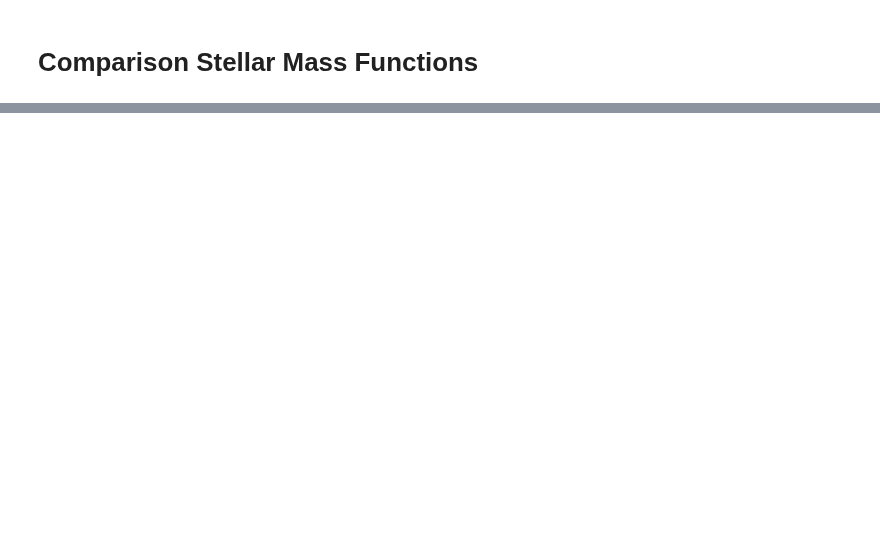
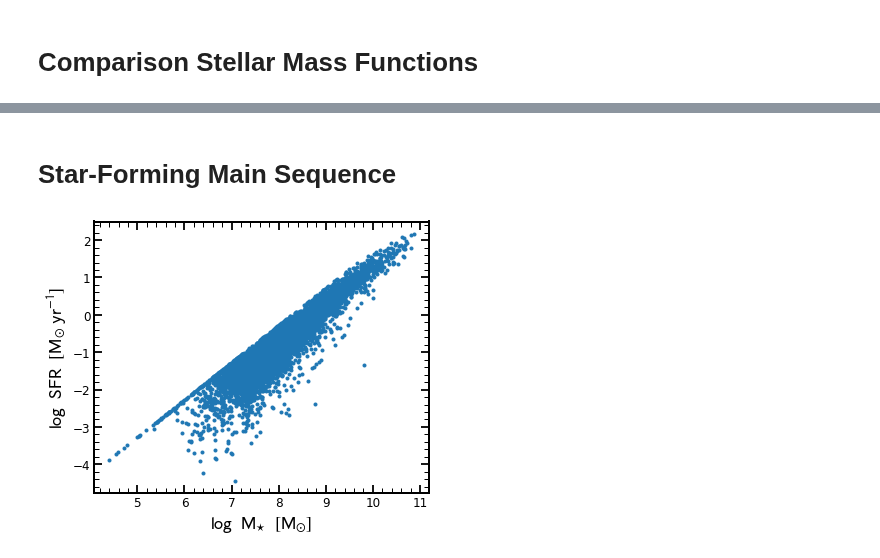
Before and after one commit to stacchella/halo_model, a Jupyter notebook: scripts/Comparison_M_Observables.ipynb, the cells around one changed output, grey strips where cells are left out. Saved outputs shown, nothing was run; the diff lists cells and outputs as text; code cells hidden in the pictures; blank space fills up the shorter version.

```diff
--- a/scripts/Comparison_M_Observables.ipynb
+++ b/scripts/Comparison_M_Observables.ipynb
@@ -8,0 +223,23 @@ np.log10(np.trapz(10**6*SFR_list, time_list)
+# %% [markdown]
+# Star-Forming Main Sequence
+# %%
+plot_every_other = 10
+
+fig, ax = plt.subplots(nrows=1, ncols=1, figsize=(6, 5))
+
+ax.plot(np.log10(Ms_list)[::plot_every_other], np.log10(SFR_200_list)[::plot_every_other], '.', color='C0')
+#ax.plot(np.log10(Ms_list)[::plot_every_other], np.log10(SFR_10_list)[::plot_every_other], '.', color='C1')
+#ax.errorbar(x_rm, y_rm, yerr=[y_rm-y_rm_l, y_rm_h-y_rm], fmt='o-', color='C1', capsize=3, zorder=10)
+#ax.plot(np.log10(Mh_Behroozi13), np.log10(MM_Behroozi13), '-', color='C2')
+
+ax.set_xlabel(r'$\log\/\/\/\/\mathrm{M}_{\star}\/\/\/\/[\mathrm{M}_{\odot}]$', fontsize=18)
+ax.set_ylabel(r'$\log\/\/\/\/\mathrm{SFR}\/\/\/\/[\mathrm{M}_{\odot}\/\/\mathrm{yr}^{-1}]$', fontsize=18)
+
+#ax.set_xlim([9.5, 11.5])
+#ax.set_ylim([0.0, 2.5])
+
+plt.legend(frameon=False, fontsize=14)
+plt.savefig(path_figures + 'MS_Relation.pdf', bbox_inches='tight')
+plt.show()
+# %% [output]
+[figure, added]
```
Also changed, not shown: parts of 16 cells of this notebook, 2 other files.
